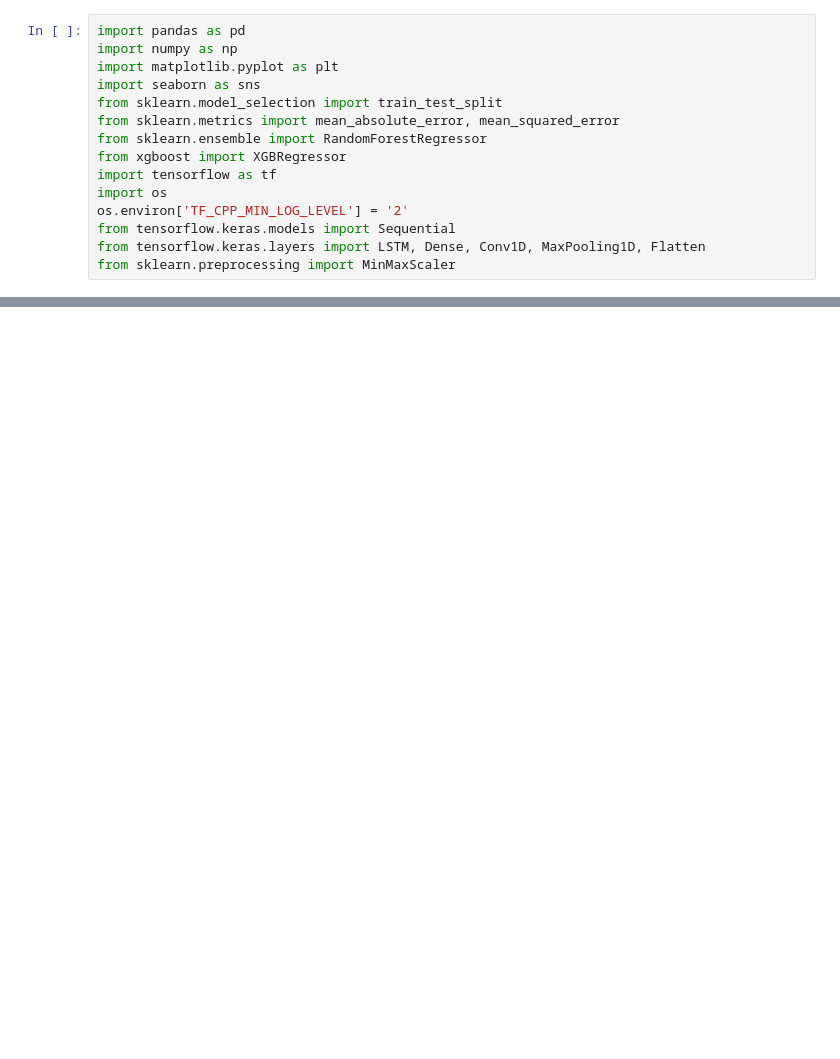
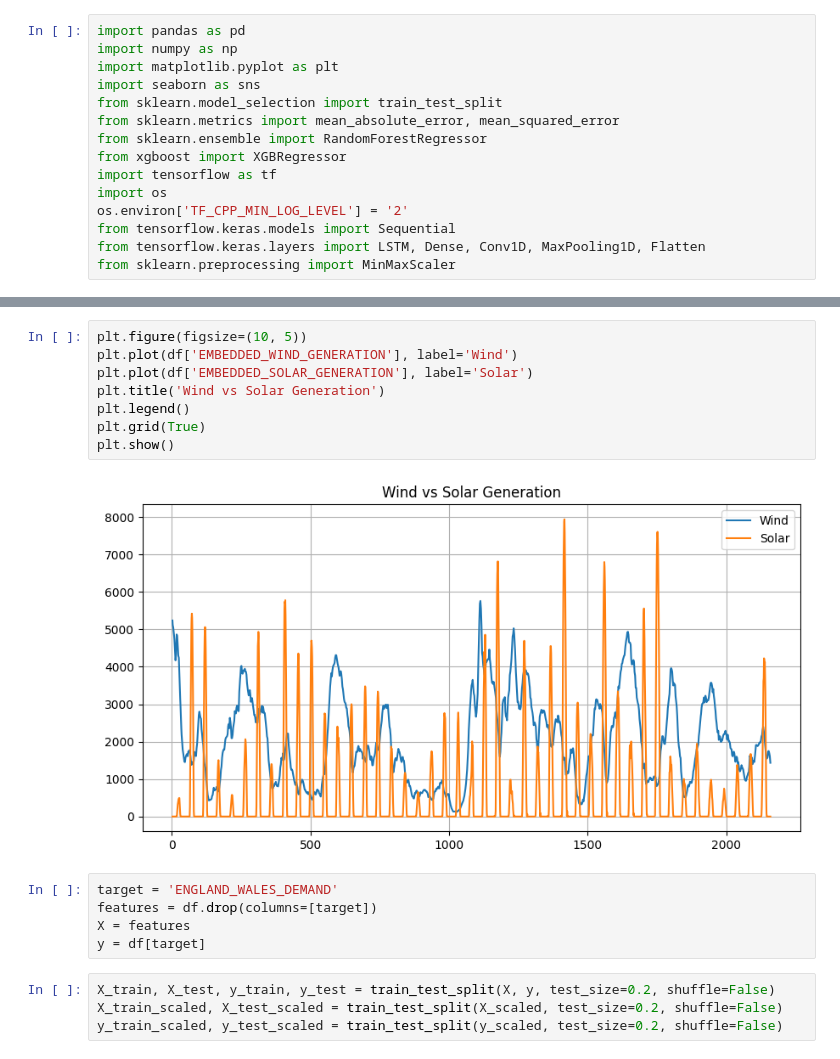
Before and after one commit to MachineLearning161/Optimising-Energy-Management-in-Smart-Grids, a Jupyter notebook: Notebook/main.ipynb, the cells around one changed output, grey strips where cells are left out. Drawn from its saved outputs; the diff is of its cells as text; blank space fills up the shorter version.

```diff
--- a/Notebook/main.ipynb
+++ b/Notebook/main.ipynb
@@ -39,0 +77,19 @@ df.head()
+# %%
+plt.figure(figsize=(10, 5))
+plt.plot(df['EMBEDDED_WIND_GENERATION'], label='Wind')
+plt.plot(df['EMBEDDED_SOLAR_GENERATION'], label='Solar')
+plt.title('Wind vs Solar Generation')
+plt.legend()
+plt.grid(True)
+plt.show()
+# %% [output]
+[figure, added]
+# %%
+target = 'ENGLAND_WALES_DEMAND'
+features = df.drop(columns=[target])
+X = features
+y = df[target]
+# %%
+X_train, X_test, y_train, y_test = train_test_split(X, y, test_size=0.2, shuffle=False)
+X_train_scaled, X_test_scaled = train_test_split(X_scaled, test_size=0.2, shuffle=False)
+y_train_scaled, y_test_scaled = train_test_split(y_scaled, test_size=0.2, shuffle=False)
```
Also changed, not shown: parts of 10 cells of this notebook, 1 other file.
